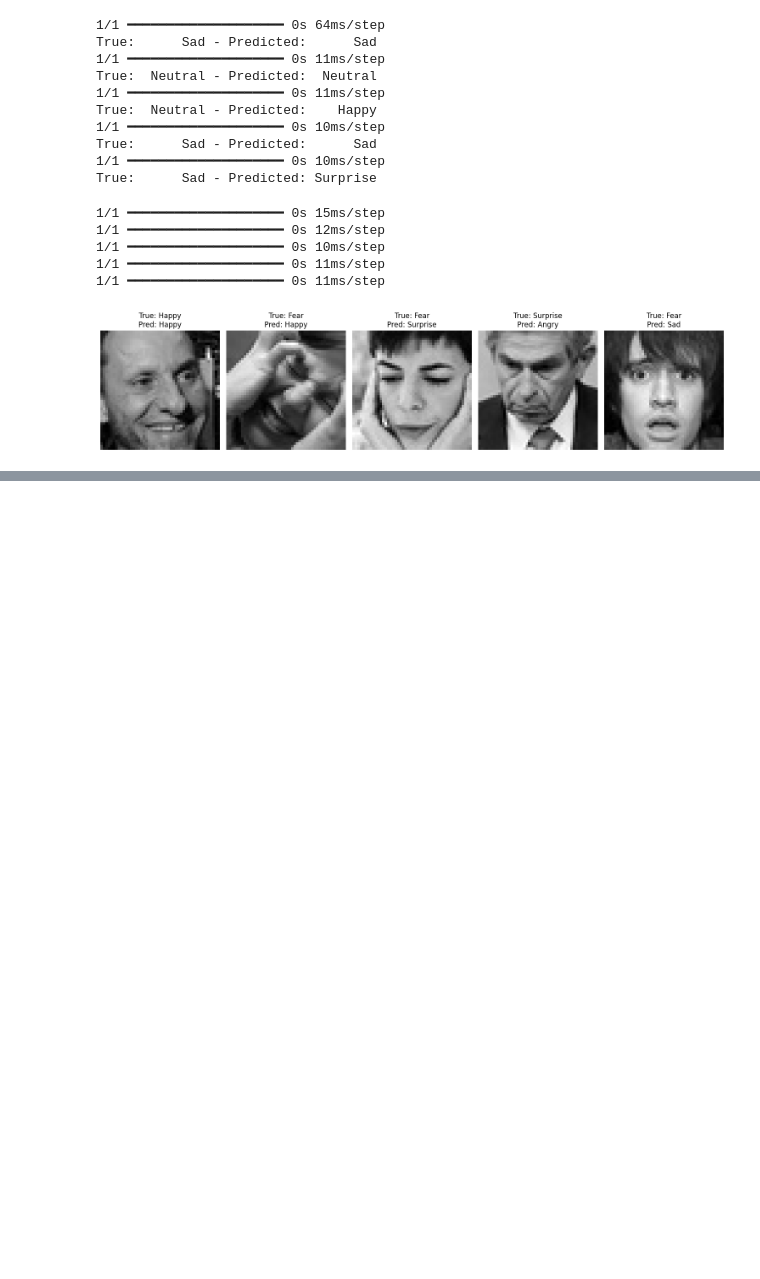
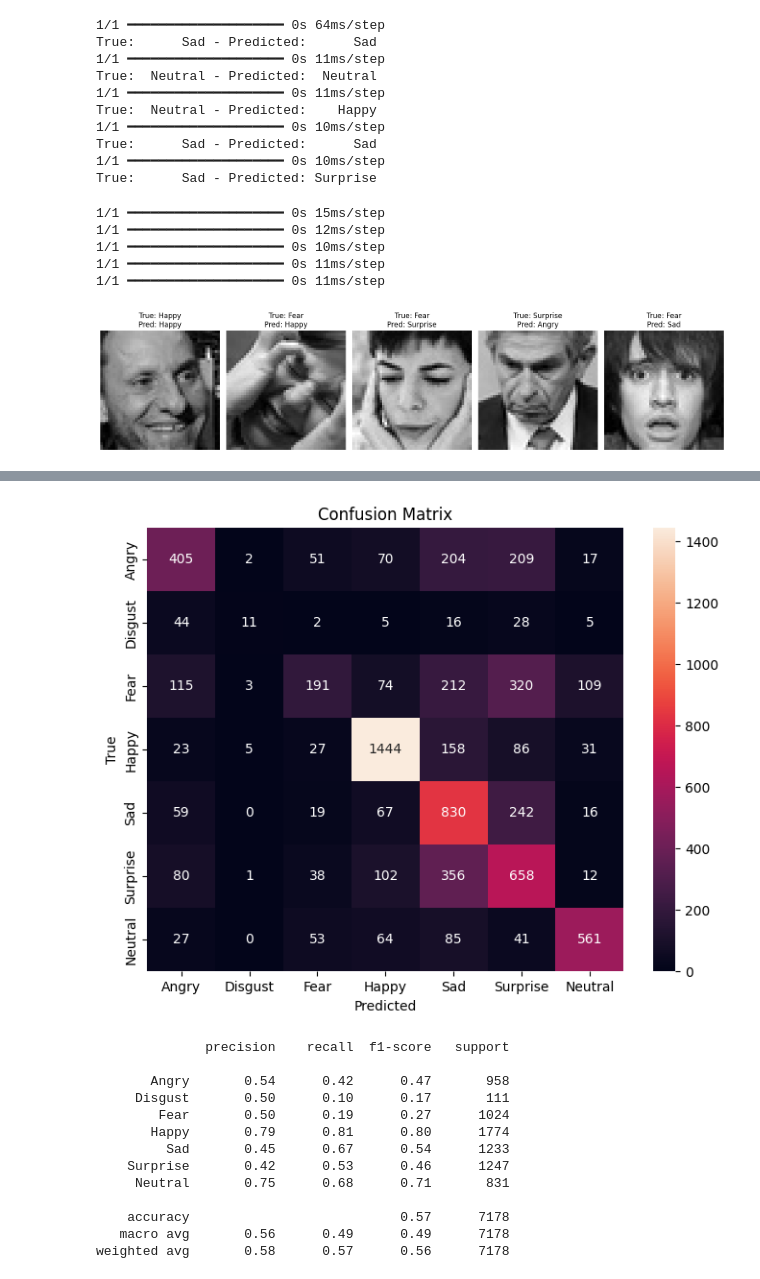
Before and after one commit to jack-marken/ml-facial-recognition-project, a Jupyter notebook: emotion_detection/emotion2.ipynb, the cells around one changed output, grey strips where cells are left out. Saved outputs shown, nothing was run; the diff lists cells and outputs as text; code cells hidden in the pictures; blank space fills up the shorter version.

Commit message:
train emotion CNN, add confusion matrix, save model

```diff
--- a/emotion_detection/emotion2.ipynb
+++ b/emotion_detection/emotion2.ipynb
@@ -300,0 +305,19 @@ plt.show()
+# %%
+from sklearn.metrics import confusion_matrix, classification_report
+import seaborn as sns
+
+y_pred = model.predict(X_val)
+y_pred_classes = np.argmax(y_pred, axis=1)
+y_true_classes = np.argmax(y_val, axis=1)
+
+cm = confusion_matrix(y_true_classes, y_pred_classes)
+
+plt.figure(figsize=(8, 6))
+sns.heatmap(cm, annot=True, fmt='d', xticklabels=emotion_labels, yticklabels=emotion_labels)
+plt.xlabel('Predicted')
+plt.ylabel('True')
+plt.title('Confusion Matrix')
+plt.show()
+
+print(classification_report(y_true_classes, y_pred_classes, target_names=emotion_labels))
+# %% [output]
@@ -300,0 +325,14 @@ plt.show()
+[figure, added]
+              precision    recall  f1-score   support
+
+       Angry       0.54      0.42      0.47       958
+     Disgust       0.50      0.10      0.17       111
+        Fear       0.50      0.19      0.27      1024
+       Happy       0.79      0.81      0.80      1774
+         Sad       0.45      0.67      0.54      1233
+    Surprise       0.42      0.53      0.46      1247
+     Neutral       0.75      0.68      0.71       831
+
+    accuracy                           0.57      7178
+   macro avg       0.56      0.49      0.49      7178
+weighted avg       0.58      0.57      0.56      7178
```
Also changed, not shown: parts of 3 cells of this notebook, 1 other file.
